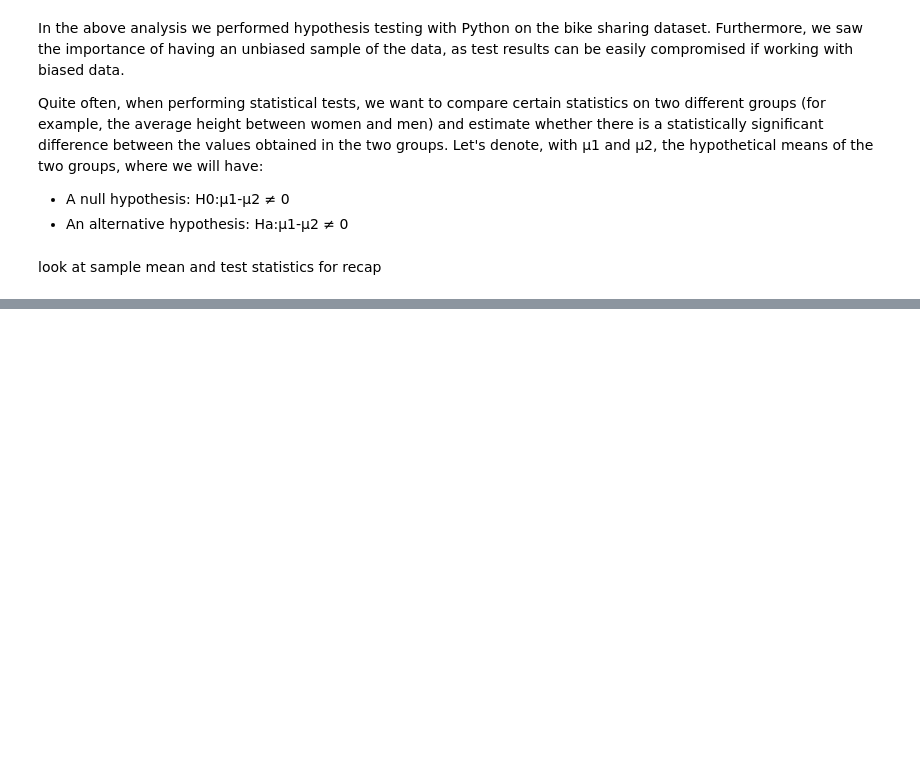
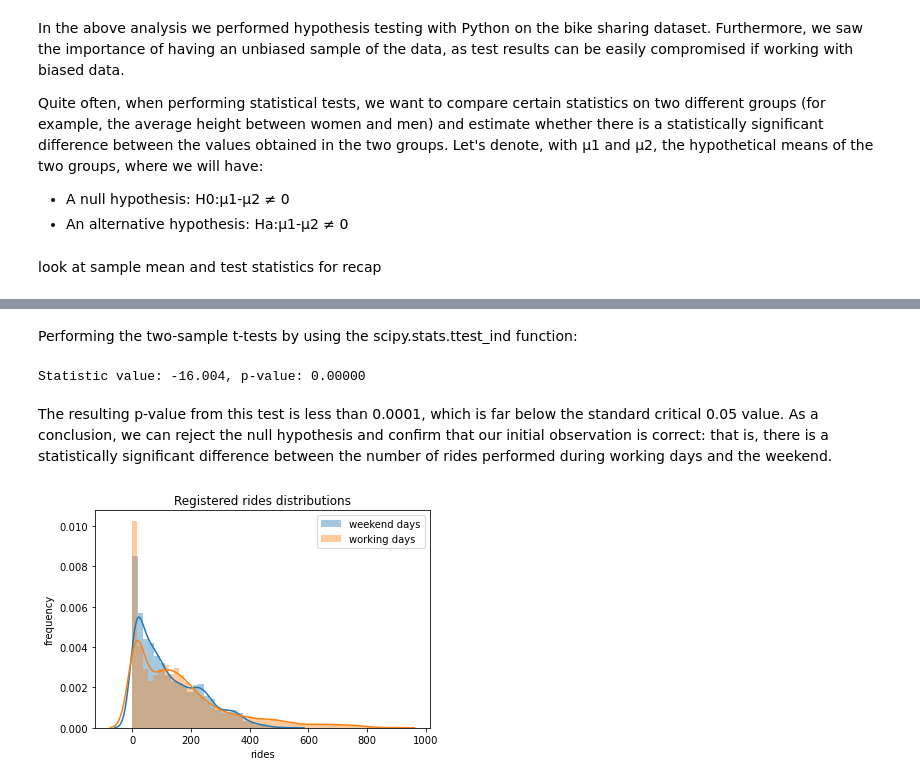
Before and after one commit to gianmaranon/biking_analysis, a Jupyter notebook: sharing_bike.ipynb, the cells around one changed output, grey strips where cells are left out. Drawn from its saved outputs; the diff is of its cells as text; code cells hidden in the pictures; blank space fills up the shorter version.

Commit message:
finished hypothesis testing

```diff
--- a/sharing_bike.ipynb
+++ b/sharing_bike.ipynb
@@ -520,0 +530,45 @@ plot_data = preprocessed_data[['weekday', 'season', 'registered', 'casual']]
+# %%
+weekend_days = ['saturday', 'sunday']
+# Filtering only weekend
+weekend_mask = preprocessed_data['weekday'].isin(weekend_days)
+# Filtering only weekday
+workingdays_mask = ~preprocessed_data['weekday'].isin(weekend_days)
+# select registered rides for the weekend and working days
+# weekend_data = preprocessed_data.registered[weekend_mask]
+weekend_data = (preprocessed_data['registered'])[weekend_mask]
+workingdays_data = preprocessed_data.registered[workingdays_mask]
+
+
+
+# # define mask, indicating if the day is weekend or work day
+# weekend_days = ['saturday', 'sunday']
+# weekend_mask = preprocessed_data.weekday.isin(weekend_days)
+# workingdays_mask = ~preprocessed_data.weekday.isin(weekend_days)
+# # select registered rides for the weekend and working days
+# weekend_data = preprocessed_data.registered[weekend_mask]
+# workingdays_data = preprocessed_data.registered[workingdays_mask]
+# %% [markdown]
+Performing the two-sample t-tests by using the scipy.stats.ttest_ind function:
+# %%
+# perform t-test
+from scipy.stats import ttest_ind
+test_res = ttest_ind(weekend_data, workingdays_data)
+print(f"Statistic value: {test_res[0]:.03f}, \
+p-value: {test_res[1]:.05f}")
+# %% [output]
+Statistic value: -16.004, p-value: 0.00000
+# %% [markdown]
+The resulting p-value from this test is less than 0.0001, which is far below the standard critical 0.05 value. As a conclusion, we can reject the null hypothesis and confirm that our initial observation is correct: that is, there is a statistically significant difference between the number of rides performed during working days and the weekend.
+# %%
+"""
+plot distributions of registered rides for working vs weekend days
+"""
+sns.distplot(weekend_data, label='weekend days')
+sns.distplot(workingdays_data, label='working days')
+plt.legend()
+plt.xlabel('rides')
+plt.ylabel('frequency')
+plt.title("Registered rides distributions")
+plt.savefig('figs/exercise_1_04_a.png', format='png')
+# %% [output]
+[figure, added]
```
Also changed, not shown: parts of 5 cells of this notebook, 1 other file.
